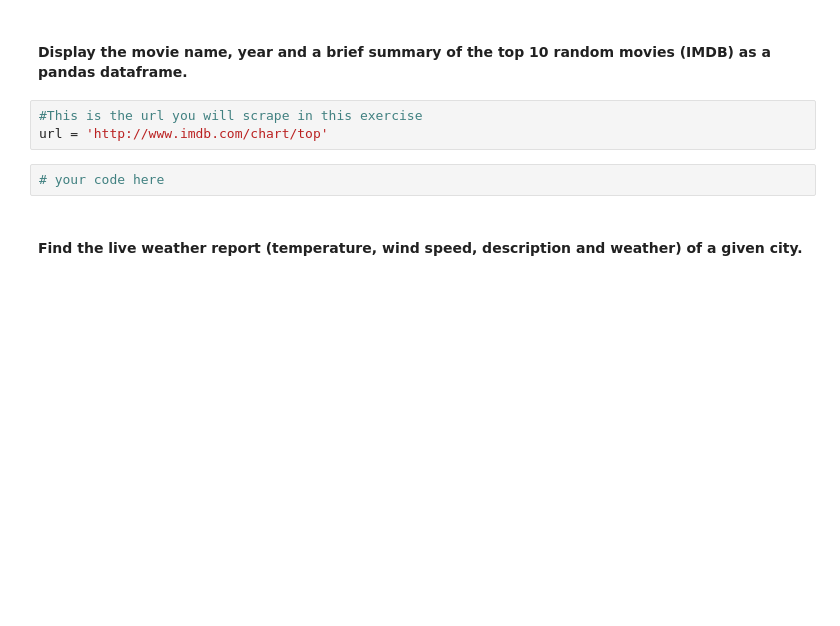
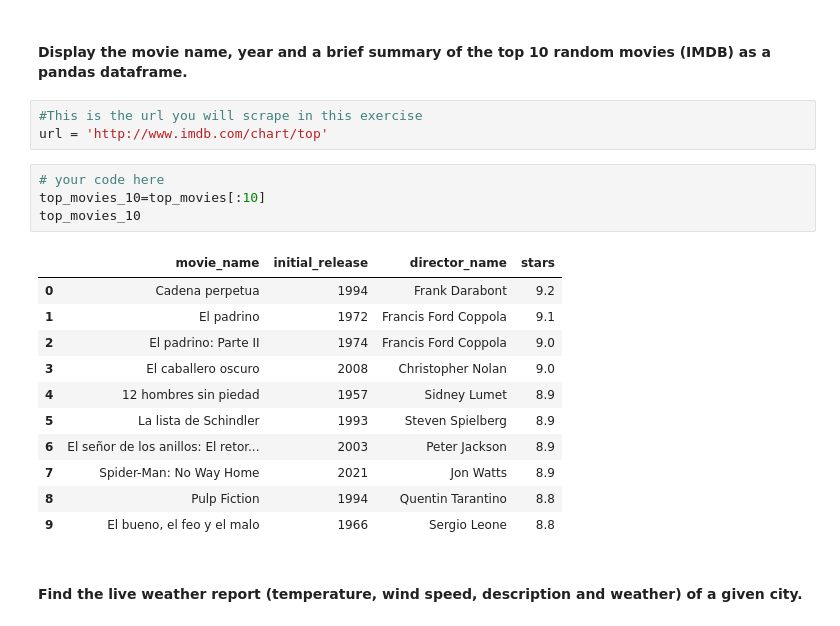
Before and after one commit to Malvagfr/dataptmad1121_labs, a Jupyter notebook: extra-work/m1/lab-web-scraping/your-code/main.ipynb, the cells around one changed output. Saved outputs shown, nothing was run; the diff lists cells and outputs as text; blank space fills up the shorter version.

```diff
--- a/extra-work/m1/lab-web-scraping/your-code/main.ipynb
+++ b/extra-work/m1/lab-web-scraping/your-code/main.ipynb
@@ -472,6 +508,20 @@ url = 'https://www.imdb.com/chart/top'
 url = 'http://www.imdb.com/chart/top'
 # %%
 # your code here
+top_movies_10=top_movies[:10]
+top_movies_10
+# %% [output]
+|  | movie_name | initial_release | director_name | stars |
+| 0 | Cadena perpetua | 1994 | Frank Darabont | 9.2 |
+| 1 | El padrino | 1972 | Francis Ford Coppola | 9.1 |
+| 2 | El padrino: Parte II | 1974 | Francis Ford Coppola | 9.0 |
+| 3 | El caballero oscuro | 2008 | Christopher Nolan | 9.0 |
+| 4 | 12 hombres sin piedad | 1957 | Sidney Lumet | 8.9 |
+| 5 | La lista de Schindler | 1993 | Steven Spielberg | 8.9 |
+| 6 | El señor de los anillos: El retor... | 2003 | Peter Jackson | 8.9 |
+| 7 | Spider-Man: No Way Home | 2021 | Jon Watts | 8.9 |
+| 8 | Pulp Fiction | 1994 | Quentin Tarantino | 8.8 |
+| 9 | El bueno, el feo y el malo | 1966 | Sergio Leone | 8.8 |
 # %% [markdown]
 #### Find the live weather report (temperature, wind speed, description and weather) of a given city.
 # %%
```
Also changed, not shown: parts of 31 cells of this notebook.
